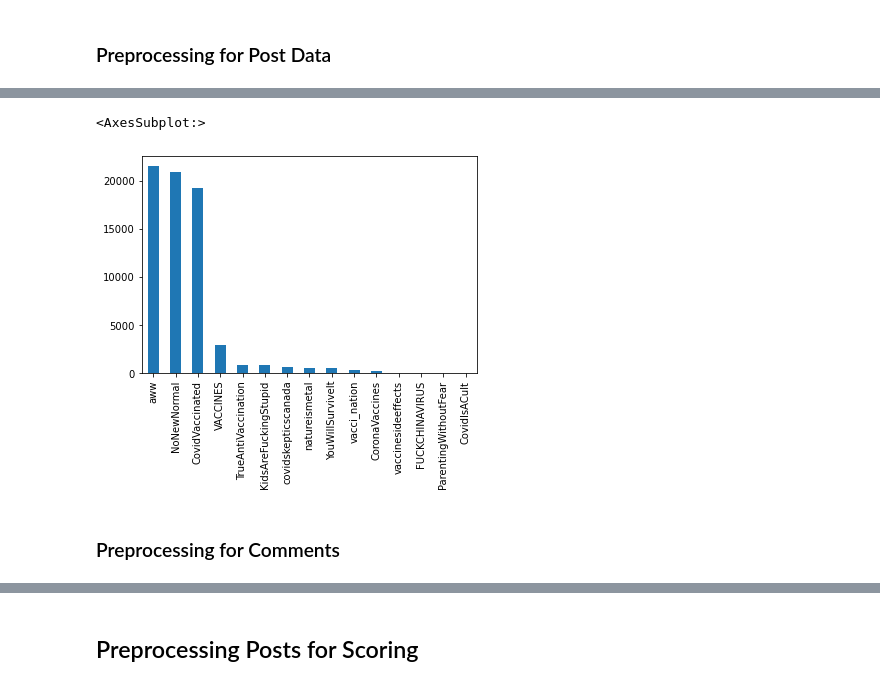
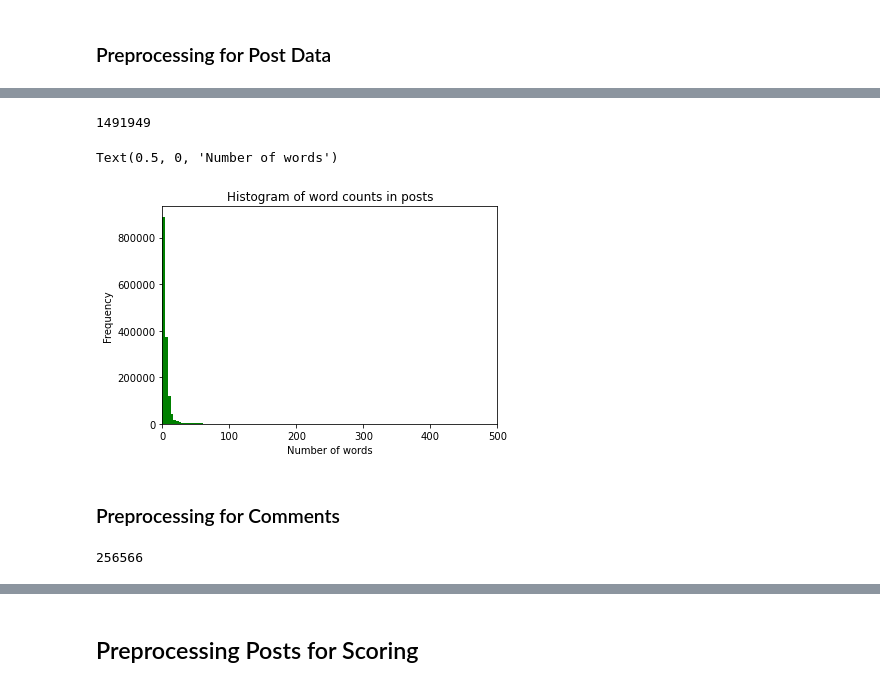
Before and after one commit to jvschlierf/networkthesis, a Jupyter notebook: classifier/utils/dataset_prep.ipynb, the cells around one changed output, grey strips where cells are left out. Cells and saved outputs as stored; diff of their text form; code cells hidden in the pictures.

```diff
--- a/classifier/utils/dataset_prep.ipynb
+++ b/classifier/utils/dataset_prep.ipynb
@@ -356,10 +365,5 @@ test.to_pickle('../../../Files/Submissions/train/test_split_submission.pickle')
 # %%
-valid = pd.read_pickle('../../../Files/Submissions/train/val_split_submission.pickle')
-test = pd.read_pickle('../../../Files/Submissions/train/test_split_submission.pickle')
+valid = pd.read_pickle('../../../Files/Submissions/train/val_split_submission_r.pickle')
+test = pd.read_pickle('../../../Files/Submissions/train/test_split_submission_r.pickle')
 # %%
-train = pd.read_pickle('../../../Files/Submissions/train/train_split_submission.pickle')
+train = pd.read_pickle('../../../Files/Submissions/train/train_split_submission_r.pickle')
-# %%
-train['subreddit'].value_counts().plot(kind='bar')
-# %% [output]
-<AxesSubplot:>
-[figure, removed]
@@ -366,3 +372,19 @@ train['subreddit'].value_counts().plot(kind='bar')
+# %%
+total = train.append(valid)
+total = total.append(test)
+# %%
+len(total)
+# %% [output]
+1491949
+# %%
+total['len'] = total['cleanText'].apply(lambda x: len(x.split()))
+# %%
+total.len.plot.hist(bins=1000, xlim=(0, 500), color='green')
+plt.title('Histogram of word counts in posts')
+plt.xlabel('Number of words')
+# %% [output]
+Text(0.5, 0, 'Number of words')
+[figure, added]
 # %% [markdown]
 ### Preprocessing for Comments
 # %%
@@ -378,0 +407,4 @@ test.to_pickle('../../../Files/Comments/train/test_split_submission.pickle')
+# %%
+len(total)
+# %% [output]
+256566
```
Also changed, not shown: parts of 34 cells of this notebook, 5 other files.
